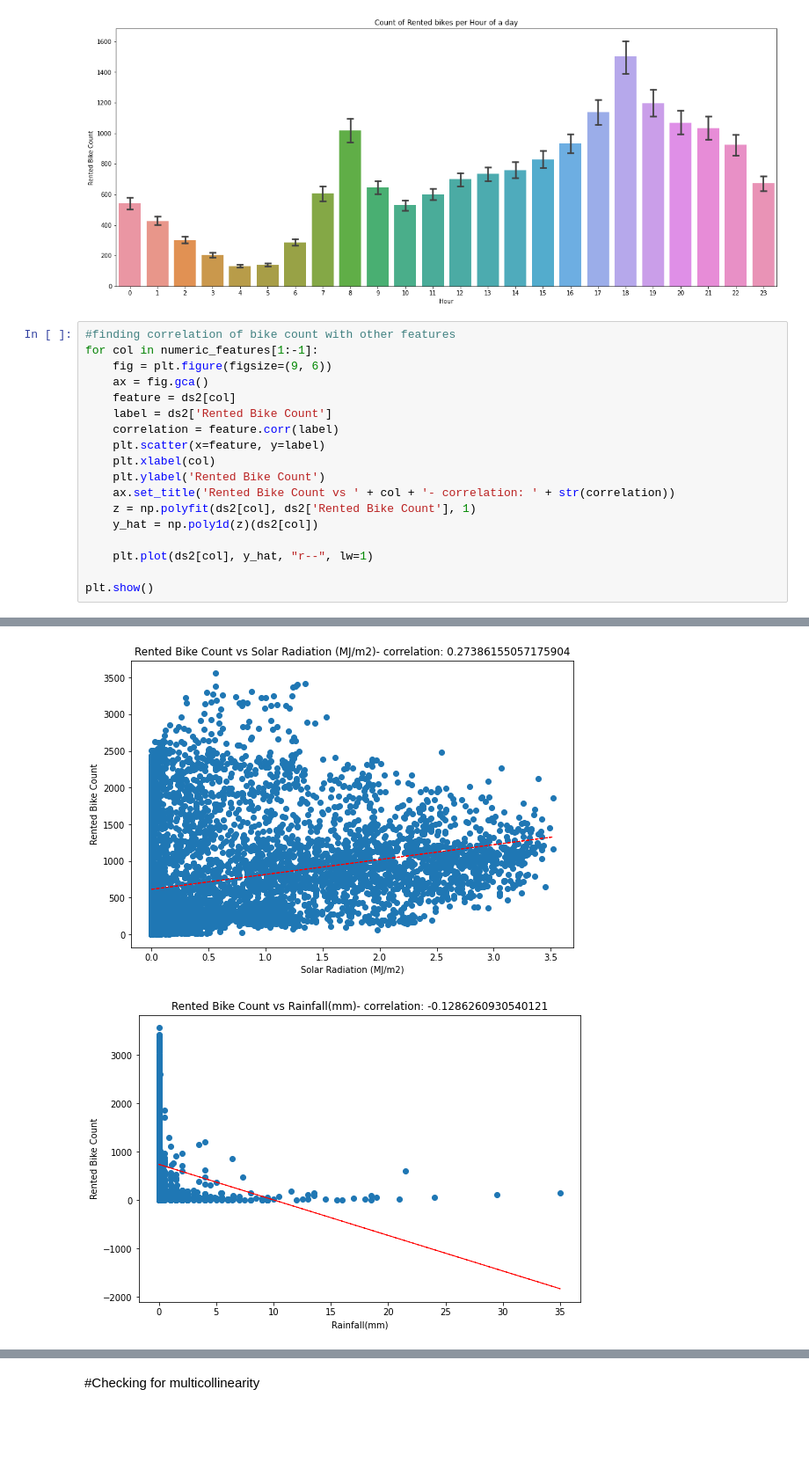
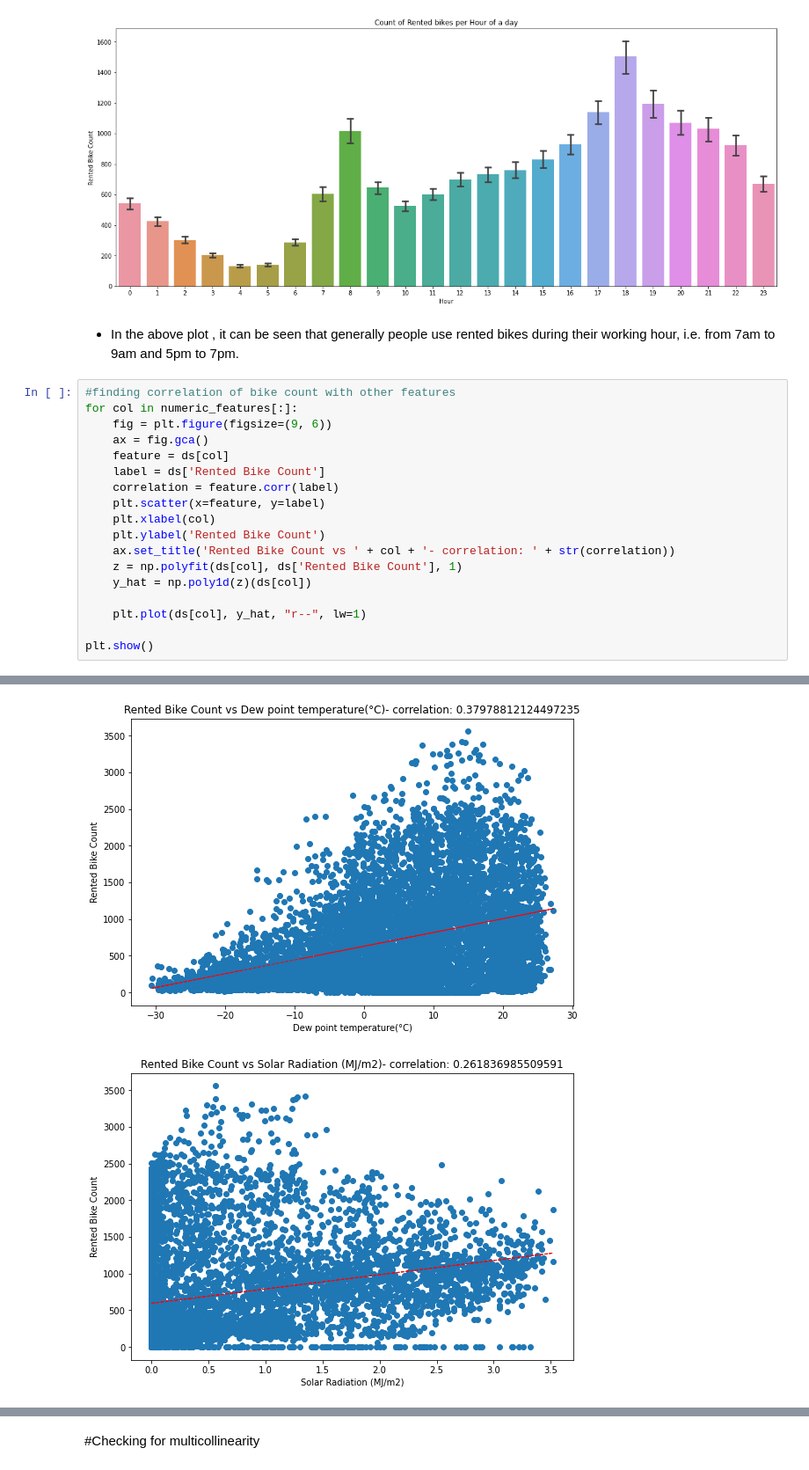
Before and after one commit to guptaprateek98/capstone_bike_sharing, a Jupyter notebook: Bike_Sharing_Demand_Prediction_Capstone_Project_(prateek).ipynb, the cells around one changed output, grey strips where cells are left out. Shown at 88% size. Saved outputs shown, nothing was run; the diff lists cells and outputs as text; blank space fills up the shorter version.

```diff
--- a/Bike_Sharing_Demand_Prediction_Capstone_Project_(prateek).ipynb
+++ b/Bike_Sharing_Demand_Prediction_Capstone_Project_(prateek).ipynb
@@ -335,22 +336,24 @@ ax.set(title='Count of Rented bikes per Hour of a day')
 # %% [output]
 [Text(0.5, 1.0, 'Count of Rented bikes per Hour of a day')]
 [figure]
+# %% [markdown]
+* In the above plot , it can be seen that generally people use rented bikes during their working hour, i.e. from 7am to 9am and 5pm to 7pm.
 # %%
 #finding correlation of bike count with other features
-for col in numeric_features[1:-1]:
+for col in numeric_features[:]:
     fig = plt.figure(figsize=(9, 6))
     ax = fig.gca()
-    feature = ds2[col]
-    label = ds2['Rented Bike Count']
+    feature = ds[col]
+    label = ds['Rented Bike Count']
     correlation = feature.corr(label)
     plt.scatter(x=feature, y=label)
     plt.xlabel(col)
     plt.ylabel('Rented Bike Count')
     ax.set_title('Rented Bike Count vs ' + col + '- correlation: ' + str(correlation))
-    z = np.polyfit(ds2[col], ds2['Rented Bike Count'], 1)
-    y_hat = np.poly1d(z)(ds2[col])
+    z = np.polyfit(ds[col], ds['Rented Bike Count'], 1)
+    y_hat = np.poly1d(z)(ds[col])
 
-    plt.plot(ds2[col], y_hat, "r--", lw=1)
+    plt.plot(ds[col], y_hat, "r--", lw=1)
 
 plt.show()
 # %% [output]
@@ -363,2 +366,2 @@ plt.show()
-[figure, old version]
+[figure, new version]
-[figure, old version]
+[figure, new version]
```
Also changed, not shown: parts of 40 cells of this notebook.
